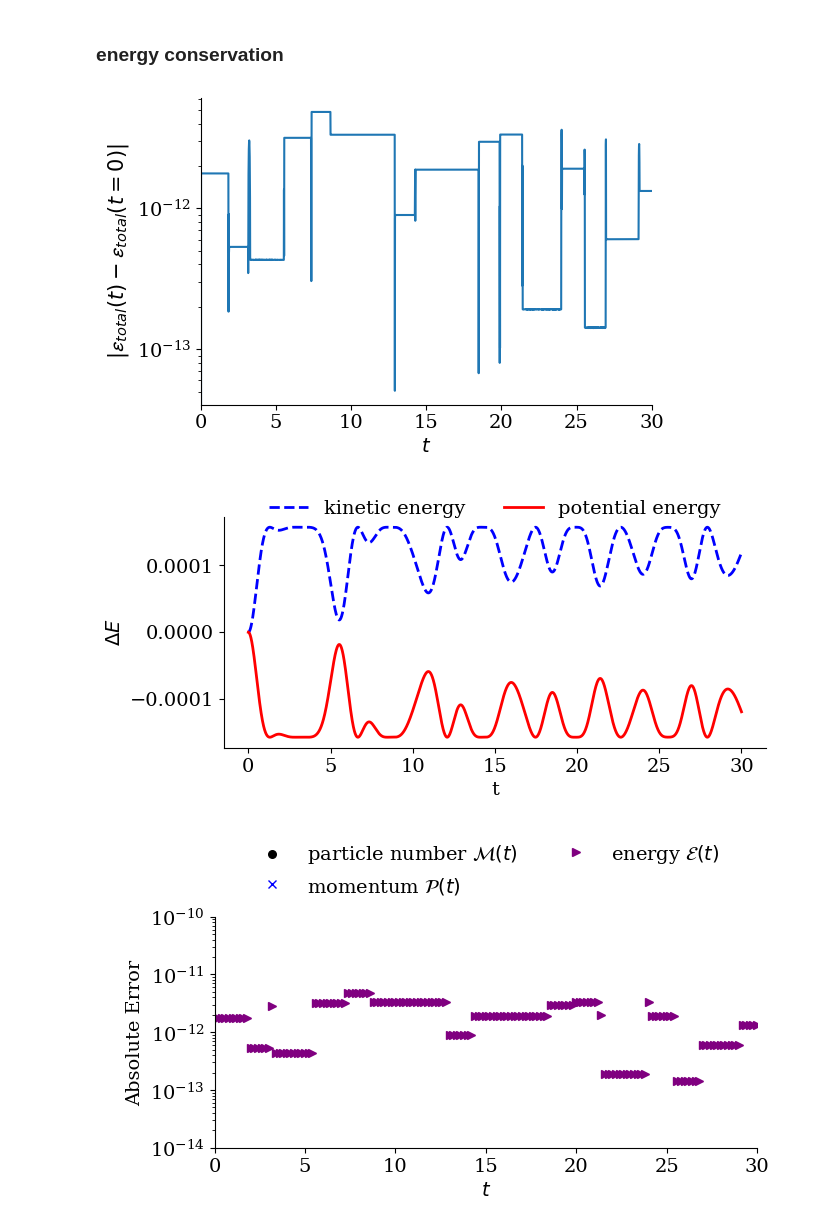
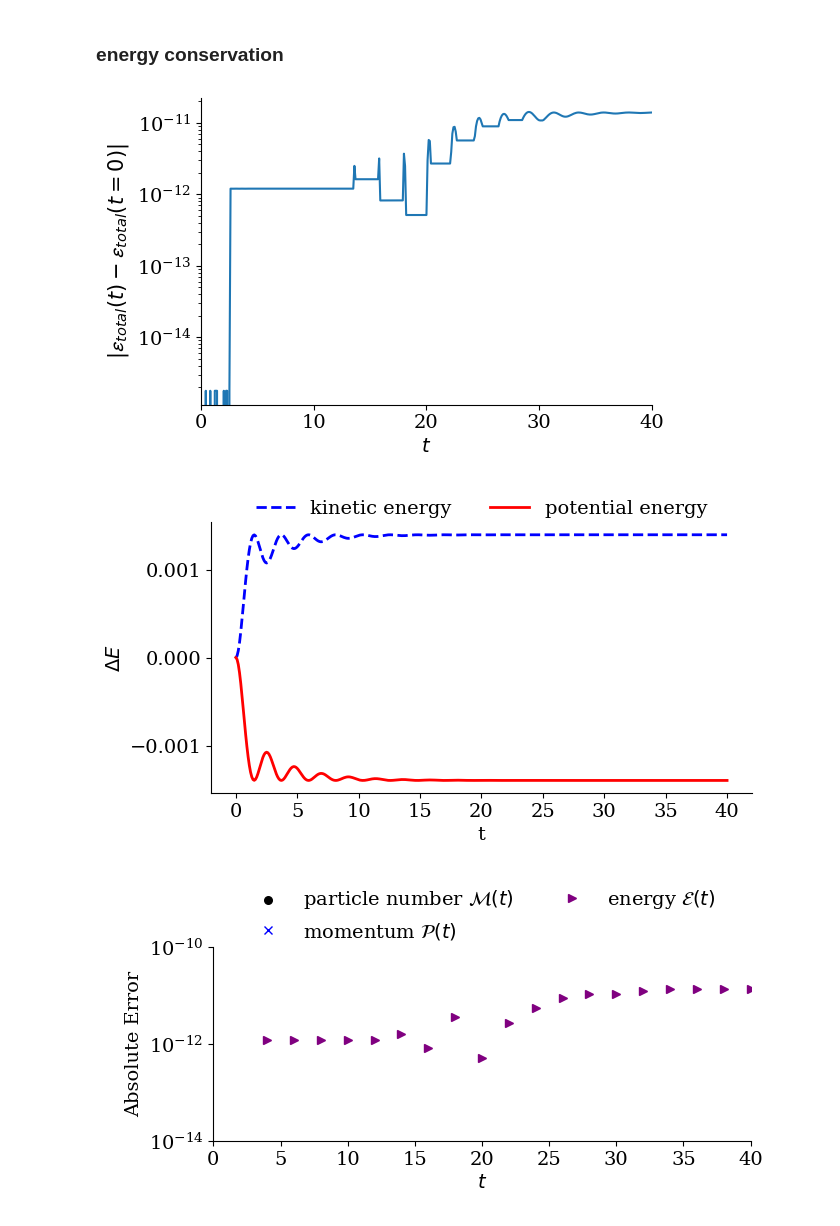
Before and after one commit to opaliss/SpectralSymbolicClosures, a Jupyter notebook: aw_simulation/linear_landau_damping.ipynb, the cells around one changed output. Cells and saved outputs as stored; diff of their text form; code cells hidden in the pictures.

```diff
--- a/aw_simulation/linear_landau_damping.ipynb
+++ b/aw_simulation/linear_landau_damping.ipynb
@@ -19,9 +19,9 @@ matplotlib.rc('ytick', labelsize=14)
 # %% [markdown]
 # Linear Landau damping
 # %%
-setup = SimulationSetupFOM(Nx=1,
-                           Nx_total=3,
-                           Nv=50,
+setup = SimulationSetupFOM(Nx=10,
+                           Nx_total=21,
+                           Nv=300,
                            epsilon=1e-2,
                            alpha_e=np.sqrt(2),
                            alpha_i=np.sqrt(2 / 1836),
@@ -30,8 +30,8 @@ setup = SimulationSetupFOM(Nx=1,
                            L=4 * np.pi,
                            dt=1e-2,
                            T0=0,
-                           T=20,
-                           nu=4,
+                           T=40,
+                           nu=14,
                            col_type="hyper",
                            closure_type="truncation")
 # %%
@@ -49,10 +49,10 @@ x = np.linspace(0, setup.L, 2*setup.Nx+1)
 # %% [markdown]
 # simulation results
 # %%
-skip = 1
+skip = 10
 # load the simulation results
-sol_midpoint_u = np.load("data/linear_landau/sol_u_" + str(setup.Nv) + "_closure_" + str(setup.closure_type) + "_collisions_" + str(setup.col_type) + ".npy")
-sol_midpoint_t = np.load("data/linear_landau/sol_t_" + str(setup.Nv) + "_closure_" + str(setup.closure_type) + "_collisions_" + str(setup.col_type) + ".npy")
+sol_midpoint_u = np.load("data/linear_landau/sol_u_" + str(setup.Nv) + "_closure_" + str(setup.closure_type) + "_collisions_" + str(setup.col_type) + ".npy")[:, ::skip]
+sol_midpoint_t = np.load("data/linear_landau/sol_t_" + str(setup.Nv) + "_closure_" + str(setup.closure_type) + "_collisions_" + str(setup.col_type) + ".npy")[::skip]
 
 dt = 0.01 * skip
 
@@ -248,24 +262,25 @@ ax.set_xlim(setup.T0, setup.T)
 ax.set_yscale("log")
 plt.tight_layout()
 # %% [output]
-[figure, old version]
+[figure, new version]
 # %%
 # plot the (kinetic + potential) energy exchange
-fig, ax = plt.subplots(figsize=(7, 3))
+fig, ax = plt.subplots(figsize=(7, 4))
 plt.plot(sol_midpoint_t, energy_k_midpoint- energy_k_midpoint[0], label="kinetic energy", ls="--", linewidth=2, color="blue")
 plt.plot(sol_midpoint_t, energy_p_midpoint- energy_p_midpoint[0], label="potential energy", linewidth=2, color="red")
 legend = ax.legend(ncols=2, fontsize=14, loc='upper center', bbox_to_anchor=(0.5, 1.15))
 legend.get_frame().set_alpha(0)
 #ax.set_xlim(0, 100)
 ax.spines['right'].set_visible(False)
 ax.spines['top'].set_visible(False)
 ax.set_xlabel("t")
 _ = ax.set_ylabel(r"$\Delta E$")
+plt.tight_layout()
 # %% [output]
-[figure, old version]
+[figure, new version]
 # %%
 # plot the analytic and numerical conservation properties
-fig, ax = plt.subplots(figsize=(7, 3))
+fig, ax = plt.subplots(figsize=(7, 4))
 ax.scatter(sol_midpoint_t[::20], np.abs(mass_midpoint-mass_midpoint[0])[::20], s=30, color="black", label=r"particle number $\mathcal{M}(t)$")
 ax.plot(sol_midpoint_t[::20], np.abs(momentum_midpoint-momentum_midpoint[0])[::20], "x", color="blue", label=r"momentum $\mathcal{P}(t)$")
 ax.plot(sol_midpoint_t[::20], np.abs(energy_p_midpoint + energy_k_midpoint -energy_p_midpoint[0]-energy_k_midpoint[0])[::20], ">", color="purple", label=r"energy $\mathcal{E}(t)$")
@@ -280,6 +295,6 @@ ax.set_yscale("log")
 legend = ax.legend(ncols=2, fontsize=14, loc='upper center', bbox_to_anchor=(0.5, 1.4))
 text = ax.text(-0.2,1.05, " ", transform=ax.transAxes)
 legend.get_frame().set_alpha(0)
-#plt.savefig("../figs/FOM/linear_landau/conservation_" + str(setup.Nv) + "_two_stream_FOM.png", bbox_extra_artists=(legend,text), bbox_inches='tight', dpi=600)
+plt.tight_layout()
 # %% [output]
-[figure, old version]
+[figure, new version]
```
Also changed, not shown: parts of 9 cells of this notebook, 4 other files.
